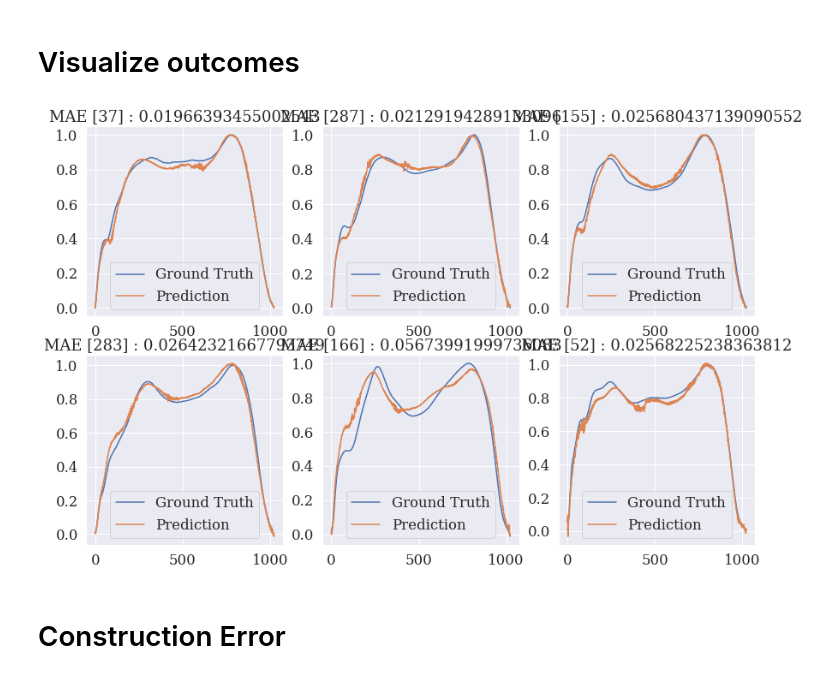
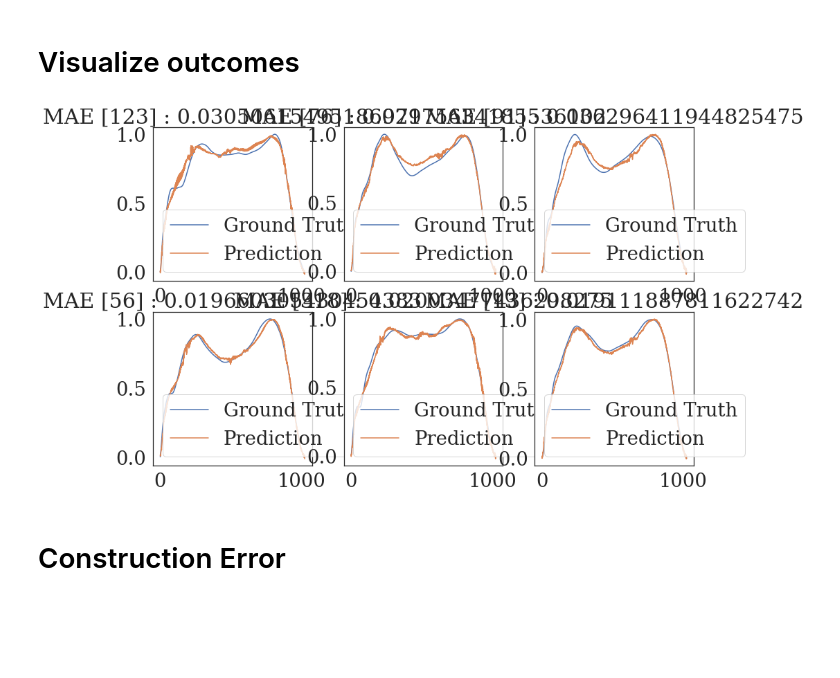
Before and after one commit to atick-faisal/GRF-Synthesis-from-Motion-Trajectories, a Jupyter notebook: src/training/grf_synthesis.ipynb, the cells around one changed output. Cells and saved outputs as stored; diff of their text form; code cells hidden in the pictures; blank space fills up the shorter version.

Commit message:
Start generating figures for paper

```diff
--- a/src/training/grf_synthesis.ipynb
+++ b/src/training/grf_synthesis.ipynb
@@ -50,11 +50,13 @@ from FPN_1DCNN import FPN
 from AlbuNet_1DCNN import AlbUNet
 
 %matplotlib inline
-sns.set(font_scale=1.5)
-sns.set_style("darkgrid", {'font.family':'serif', 'font.serif':'Times New Roman'})
+sns.set(font_scale=2.5)
 
-models_dir = '/content/drive/MyDrive/Research/GRF Data Synthesis/Results/DB2/Moment/Models/Y/'
-figures_dir = '/content/drive/MyDrive/Research/GRF Data Synthesis/Results/DB2/Moment/Figures/Y/'
+sns.set_style("white", {'font.family':'serif', 'font.serif':'Times New Roman'})
+
+
+models_dir = '/content/drive/MyDrive/Research/GRF Data Synthesis/Results/DB2/Force/Models/Z/'
+figures_dir = '/content/drive/MyDrive/Research/GRF Data Synthesis/Results/DB2/Force/Figures/Z/'
 # %% [markdown]
 # Corr-Coef Loss
 # %%
@@ -482,36 +504,36 @@ if D_S == 1:
 # %% [markdown]
 # Visualize outcomes
 # %%
-if D_S == 0:
-    random_idx = random.sample(range(0, Y_Test.shape[0]), 6)
-    plt.figure(figsize=(14, 9))
-    for i in range(6):
-        y_true = Y_Test[random_idx[i]]
-        y_pred = GRF_pred[random_idx[i]]
-        MAE = np.mean(np.abs(y_pred.ravel() - y_true.ravel()))
-        plt.subplot(2, 3, i + 1)
-        plt.plot(y_true, label='Ground Truth')
-        plt.plot(y_pred.ravel(), label='Prediction')
-        plt.title(f"MAE [{random_idx[i]}] : {MAE}")
-        plt.legend();
-    plt.show()
+# if D_S == 0:
+#     random_idx = random.sample(range(0, Y_Test.shape[0]), 6)
+#     plt.figure(figsize=(14, 9))
+#     for i in range(6):
+#         y_true = Y_Test[random_idx[i]]
+#         y_pred = GRF_pred[random_idx[i]]
+#         MAE = np.mean(np.abs(y_pred.ravel() - y_true.ravel()))
+#         plt.subplot(2, 3, i + 1)
+#         plt.plot(y_true, label='Ground Truth')
+#         plt.plot(y_pred.ravel(), label='Prediction')
+#         plt.title(f"MAE [{random_idx[i]}] : {MAE}")
+#         plt.legend();
+#     plt.show()
 
-elif D_S == 1:
-    random_idx = random.sample(range(0, Y_Test.shape[0]), 6)
-    plt.figure(figsize=(14, 9))
-    for i in range(6):
-        y_true = Y_Test[random_idx[i]]
-        y_pred = GRF_pred[0][random_idx[i]]
-        MAE = np.mean(np.abs(y_pred.ravel() - y_true.ravel()))
-        plt.subplot(2, 3, i + 1)
-        plt.plot(y_true, label='Ground Truth', linewidth=3)
-        plt.plot(y_pred.ravel(), label='Prediction', linewidth=3)
-        plt.title(f"MAE [{random_idx[i]}] : {round(MAE, 4)}")
-        plt.legend()
-    # plt.savefig(figures_dir + 'Examples_' + config + '.png')
-    plt.show()
+# elif D_S == 1:
+#     random_idx = random.sample(range(0, Y_Test.shape[0]), 6)
+#     plt.figure(figsize=(14, 9))
+#     for i in range(6):
+#         y_true = Y_Test[random_idx[i]]
+#         y_pred = GRF_pred[0][random_idx[i]]
+#         MAE = np.mean(np.abs(y_pred.ravel() - y_true.ravel()))
+#         plt.subplot(2, 3, i + 1)
+#         plt.plot(y_true, label='Ground Truth', linewidth=3)
+#         plt.plot(y_pred.ravel(), label='Prediction', linewidth=3)
+#         plt.title(f"MAE [{random_idx[i]}] : {round(MAE, 4)}")
+#         plt.legend()
+#     # plt.savefig(figures_dir + 'Examples_' + config + '.png')
+#     plt.show()
 # %% [output]
-[figure, old version]
+[figure, new version]
 # %% [markdown]
 # Construction Error
 # %%
```
Also changed, not shown: parts of 9 cells of this notebook.
